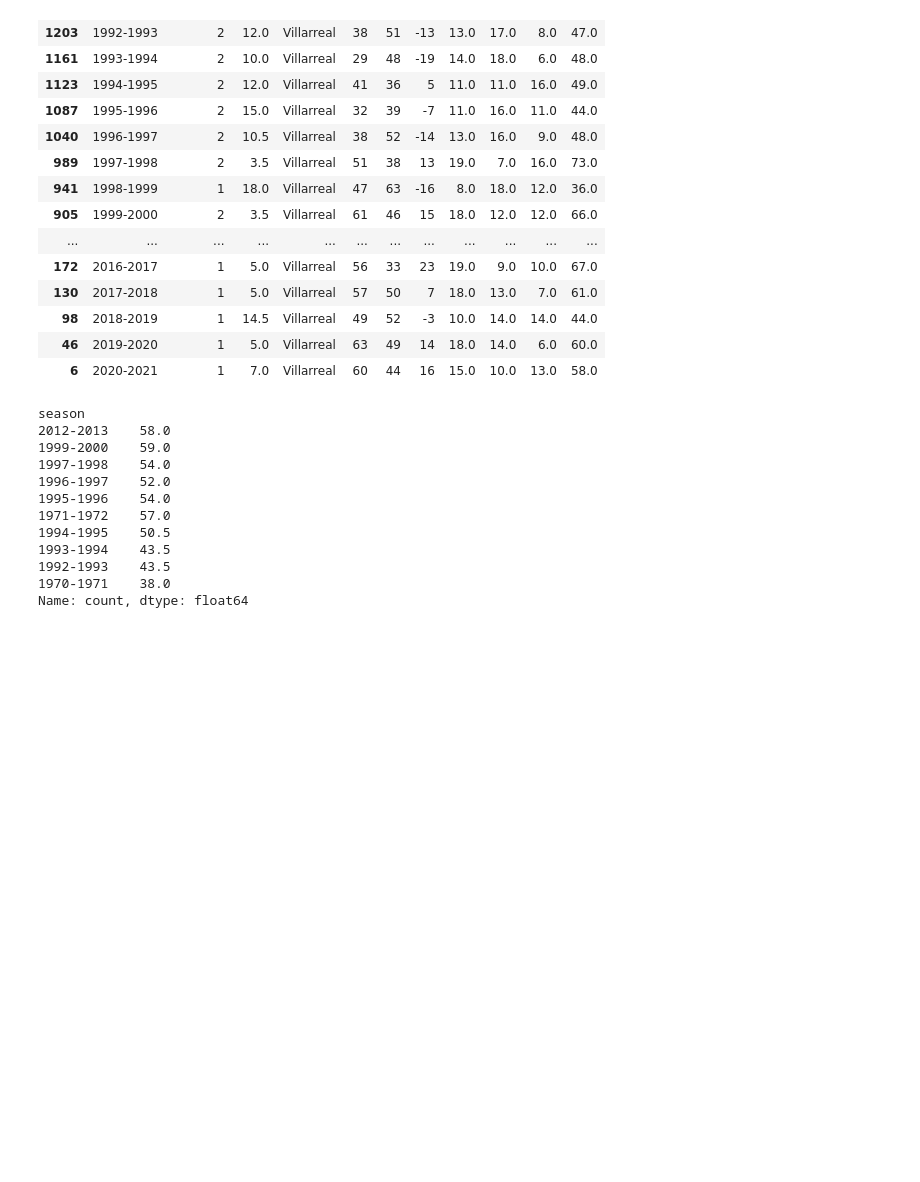
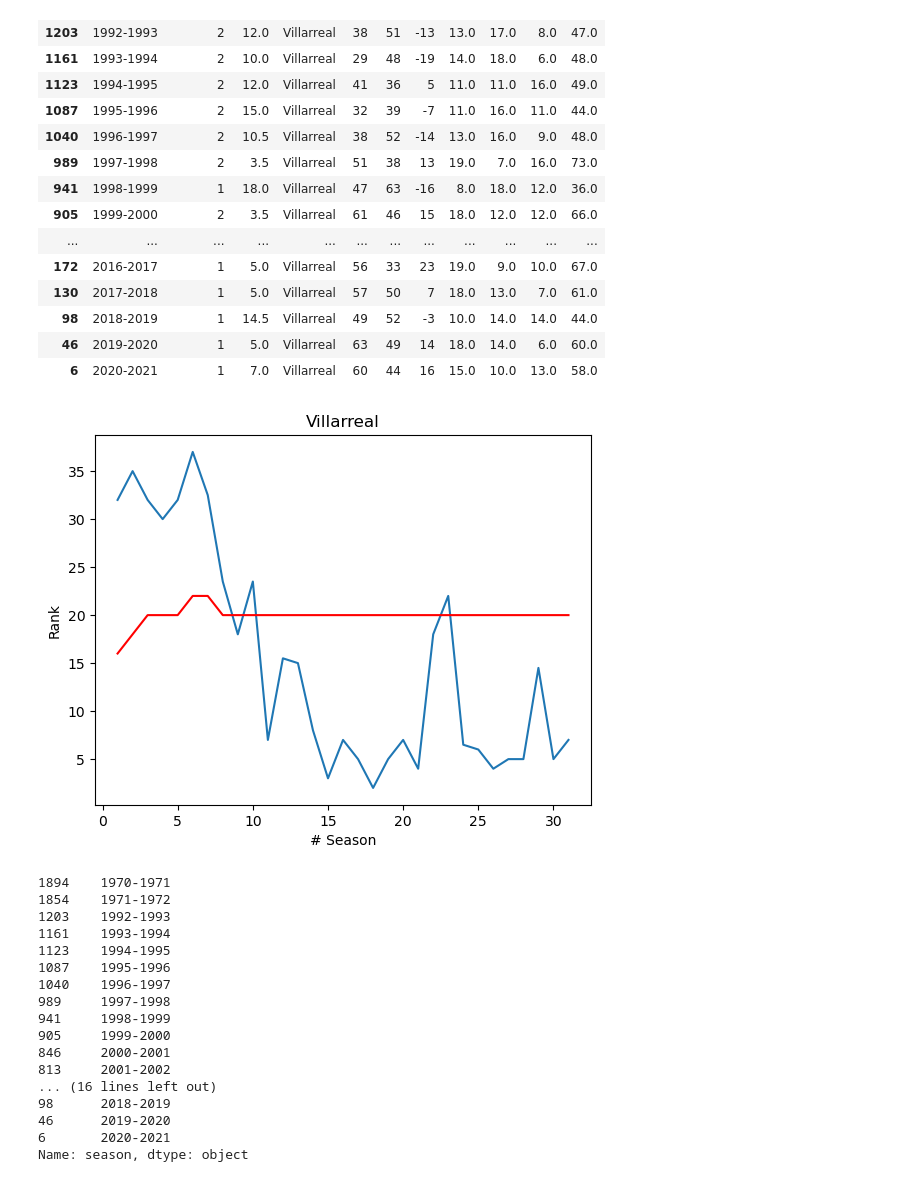
Before and after one commit to tinchit0/la-quiniela, a Jupyter notebook: analysis/LaLigaDataAnalysis.ipynb, the cells around one changed output. Saved outputs shown, nothing was run; the diff lists cells and outputs as text; code cells hidden in the pictures; blank space fills up the shorter version.

```diff
--- a/analysis/LaLigaDataAnalysis.ipynb
+++ b/analysis/LaLigaDataAnalysis.ipynb
@@ -398,27 +398,41 @@ df_result.loc[df_result["team"] == "Villarreal"].sort_values("season")
 | 46 | 2019-2020 | 1 | 5.0 | Villarreal | 63 | 49 | 14 | 18.0 | 14.0 | 6.0 | 60.0 |
 | 6 | 2020-2021 | 1 | 7.0 | Villarreal | 60 | 44 | 16 | 15.0 | 10.0 | 13.0 | 58.0 |
 # %%
-df_result.loc[df_result["team"] == "Villarreal"].sort_values("season")
+df_new = df_result.loc[df_result["team"] == "Villarreal"].sort_values("season")
 
-def correction_division(df_result):
-    new_df = df_result.loc[df_result["team"] == "Villarreal"].sort_values("season")
-    a = new_df.loc[new_df["division"] == 2]["rank"].values + df_result[df_result["season"].isin(new_df.loc[new_df["division"] == 2]["season"])]["season"].value_counts()
+df_new.loc[df_new["division"] == 2]["season"].values
+teams_count = df_result.loc[df_result["division"] == 1]["season"].value_counts()[df_new.loc[df_new["division"] == 2]["season"].values]
+#Esto es el número de equipos de primera división de cada temporada
+teams_count
 
-    a
+#Estas son las temporadas de segunda división que hay que modificar
+for season in df_new.loc[df_new["division"] == 2]["season"].values:
+    df_new.loc[df_new["season"] == season, "rank"] = df_new.loc[df_new["season"] == season, "rank"] + teams_count[season]
 
-    return a
+teams1 = df_result.loc[df_result["division"] == 1]["season"].value_counts()[df_new.loc[df_new["team"] == "Villarreal"]["season"].values].values
 
-correction_division(df_result)
+plt.plot(np.arange(1, len(df_new["season"])+1), df_new["rank"].values)
+plt.plot(np.arange(1, len(df_new["season"])+1), teams1, color="red")
+plt.xlabel("# Season")
+plt.ylabel("Rank")
+plt.title("Villarreal")
+plt.show()
 # %% [output]
+[figure, added]
-season
-2012-2013    58.0
-1999-2000    59.0
-1997-1998    54.0
-1996-1997    52.0
-1995-1996    54.0
-1971-1972    57.0
-1994-1995    50.5
-1993-1994    43.5
-1992-1993    43.5
-1970-1971    38.0
-Name: count, dtype: float64
+1894    1970-1971
+1854    1971-1972
+1203    1992-1993
+1161    1993-1994
+1123    1994-1995
+1087    1995-1996
+1040    1996-1997
+989     1997-1998
+941     1998-1999
+905     1999-2000
+846     2000-2001
+813     2001-2002
+... (16 lines left out)
+98      2018-2019
+46      2019-2020
+6       2020-2021
+Name: season, dtype: object
```
Also changed, not shown: parts of 2 cells of this notebook.
